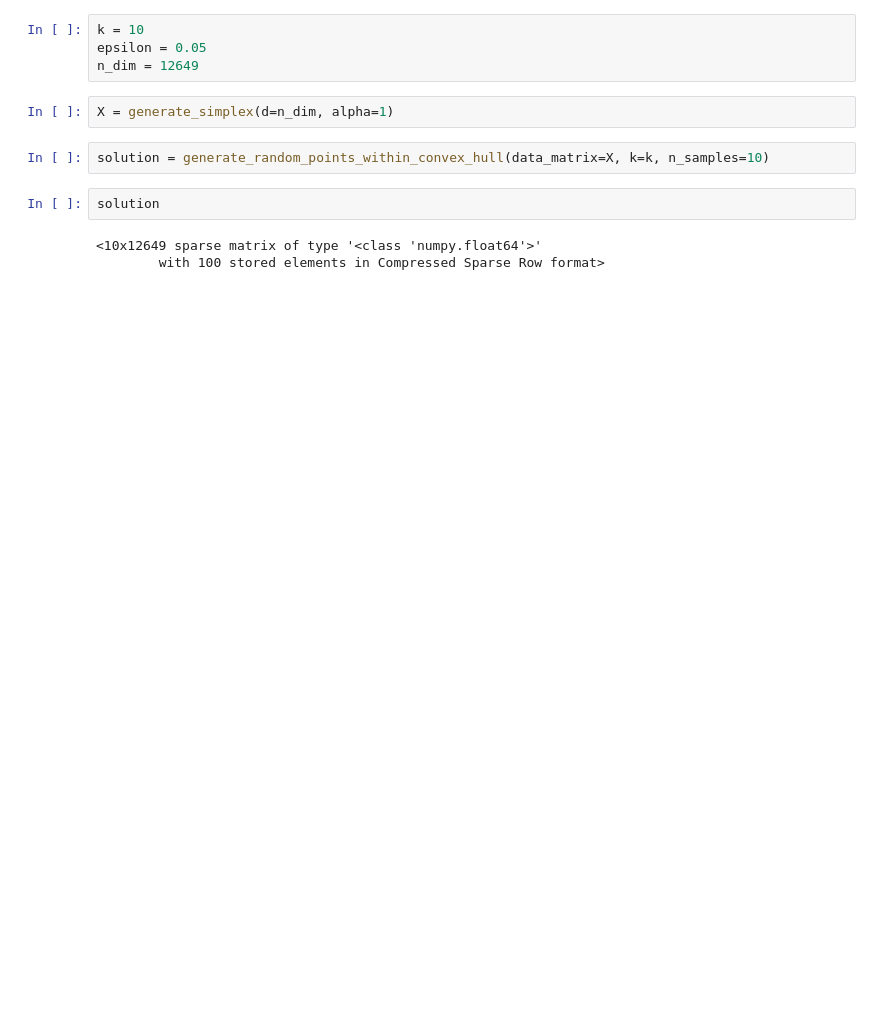
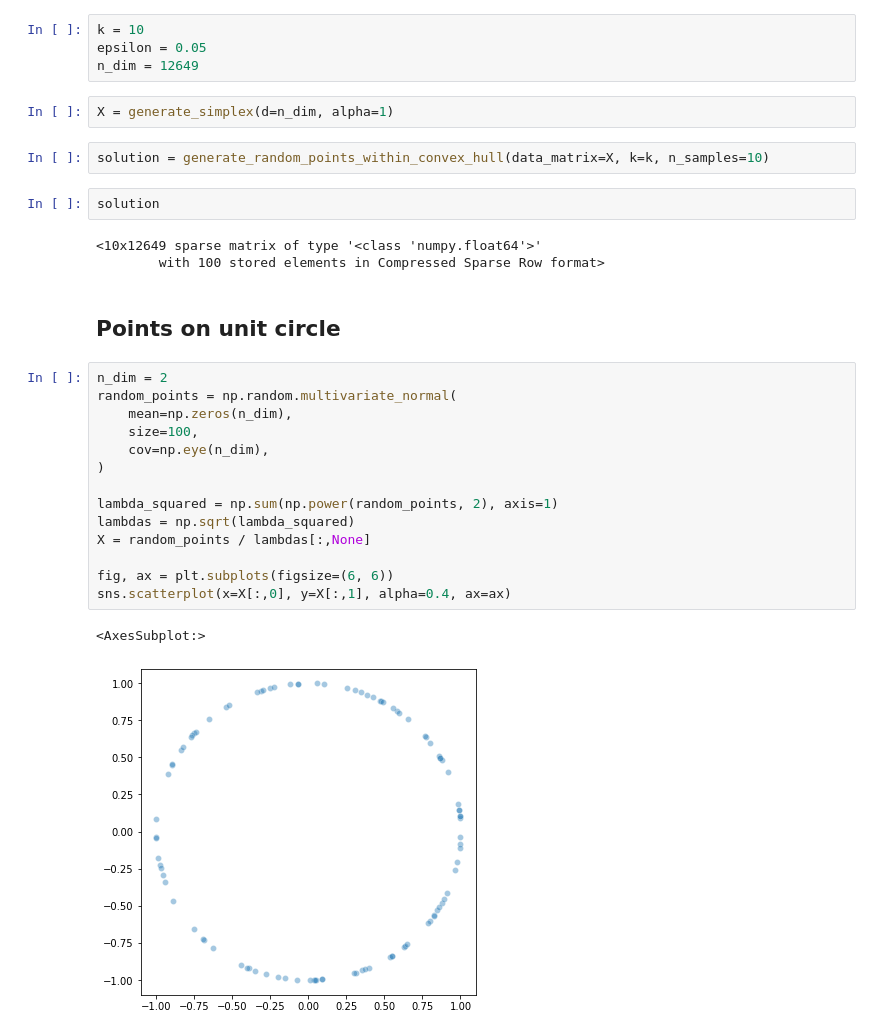
Before and after one commit to sheikhomar/yace, a Jupyter notebook: notebooks/03-convex-solutions.ipynb, the cells around one changed output. Cells and saved outputs as stored; diff of their text form; blank space fills up the shorter version.

Commit message:
Code for generating points on the unit circle.

```diff
--- a/notebooks/03-convex-solutions.ipynb
+++ b/notebooks/03-convex-solutions.ipynb
@@ -24,3 +24,22 @@ solution
 # %% [output]
 <10x12649 sparse matrix of type '<class 'numpy.float64'>'
         with 100 stored elements in Compressed Sparse Row format>
+# %% [markdown]
+## Points on unit circle
+# %%
+n_dim = 2
+random_points = np.random.multivariate_normal(
+    mean=np.zeros(n_dim),
+    size=100,
+    cov=np.eye(n_dim),
+)
+
+lambda_squared = np.sum(np.power(random_points, 2), axis=1)
+lambdas = np.sqrt(lambda_squared)
+X = random_points / lambdas[:,None]
+
+fig, ax = plt.subplots(figsize=(6, 6))
+sns.scatterplot(x=X[:,0], y=X[:,1], alpha=0.4, ax=ax)
+# %% [output]
+<AxesSubplot:>
+[figure, added]
```
Also changed, not shown: parts of 2 cells of this notebook.
